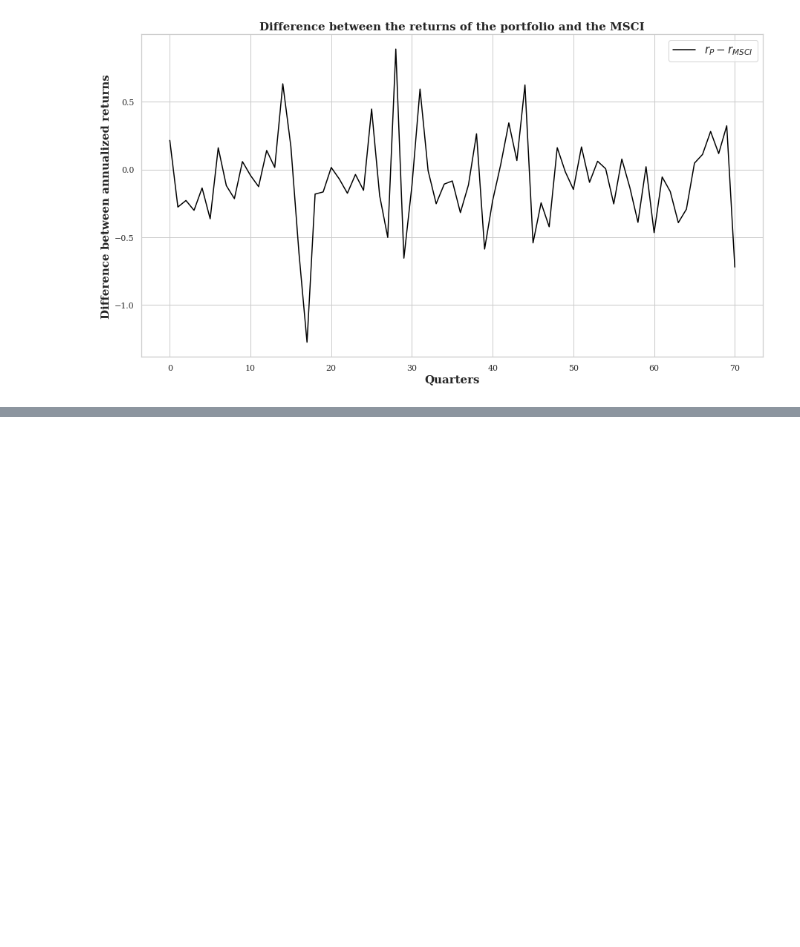
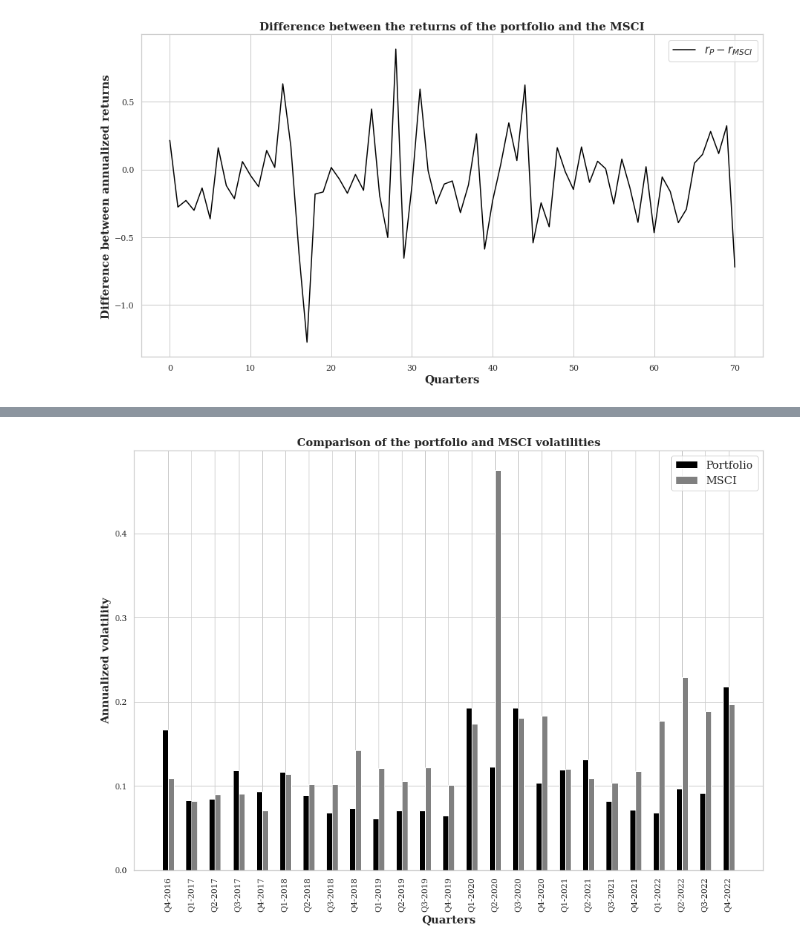
Before and after one commit to bashog/Portfolio-Construction, a Jupyter notebook: 3_portfolio_construction.ipynb, the cells around one changed output, grey strips where cells are left out. Saved outputs shown, nothing was run; the diff lists cells and outputs as text; code cells hidden in the pictures; blank space fills up the shorter version.

```diff
--- a/3_portfolio_construction.ipynb
+++ b/3_portfolio_construction.ipynb
@@ -577,0 +601,17 @@ plt.show()
+# %%
+fig = plt.figure()
+ax = fig.add_axes([0,0,1,1])
+size = 25
+width = 0.25
+br1  = np.arange(size)
+br2 = [x + width for x in br1]
+ax.bar(br1, list(vol_tc.values())[-size:], color = 'black', width = width,label="Portfolio")
+ax.bar(br2, list(vol_msci.values())[-size:], color = 'gray', width = width,label="MSCI")
+plt.xlabel('Quarters', fontweight ='bold', fontsize = 15)
+plt.ylabel('Annualized volatility', fontweight ='bold', fontsize = 15)
+plt.title("Comparison of the portfolio and MSCI volatilities", fontweight ='bold', fontsize = 15)
+plt.xticks([r + width/2 for r in range(size)],list(vol_msci.keys())[-size:],rotation=90)
+plt.legend(fontsize=15)
+plt.show()
+# %% [output]
+[figure, added]
```
Also changed, not shown: parts of 10 cells of this notebook.
